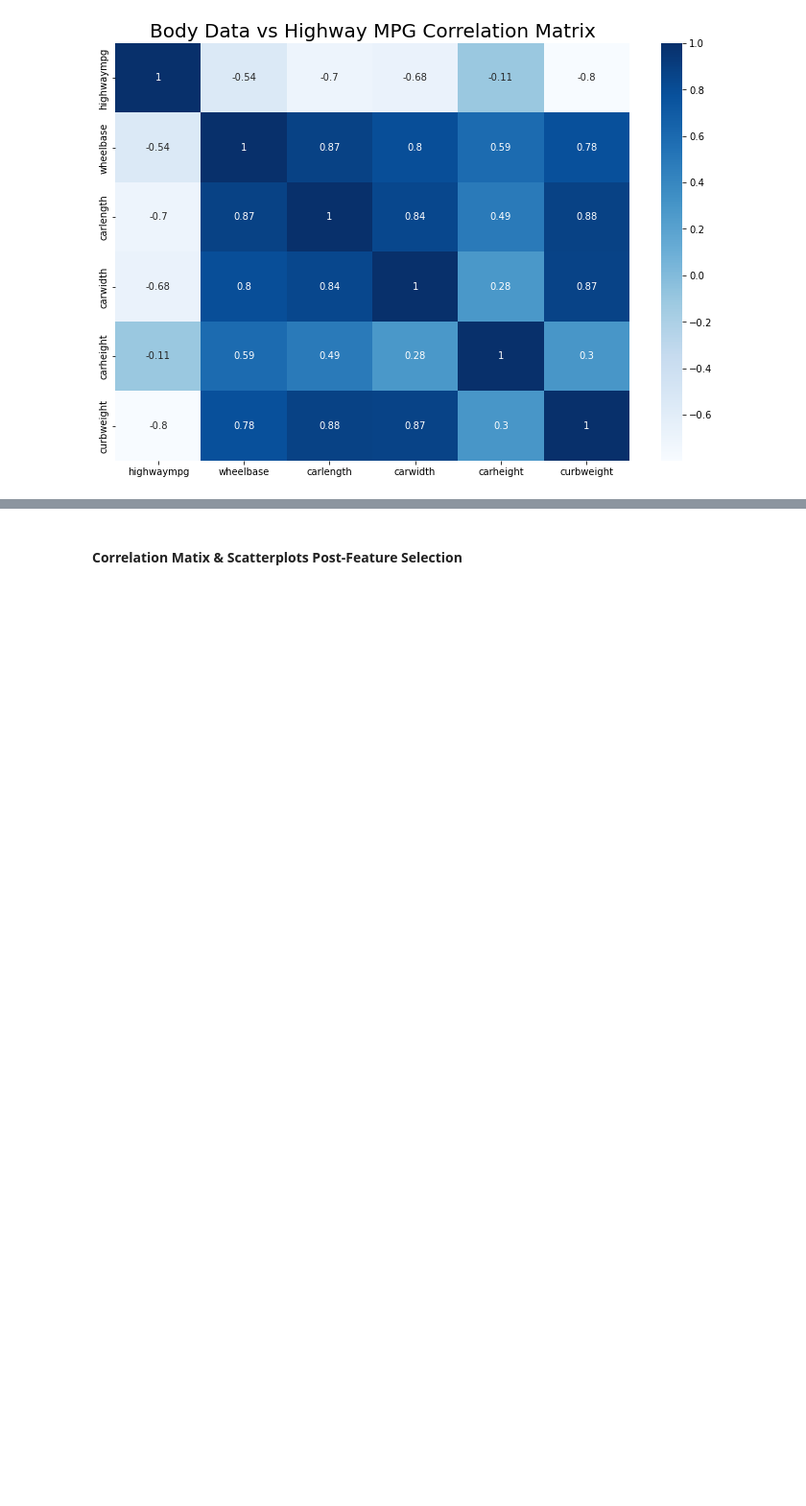
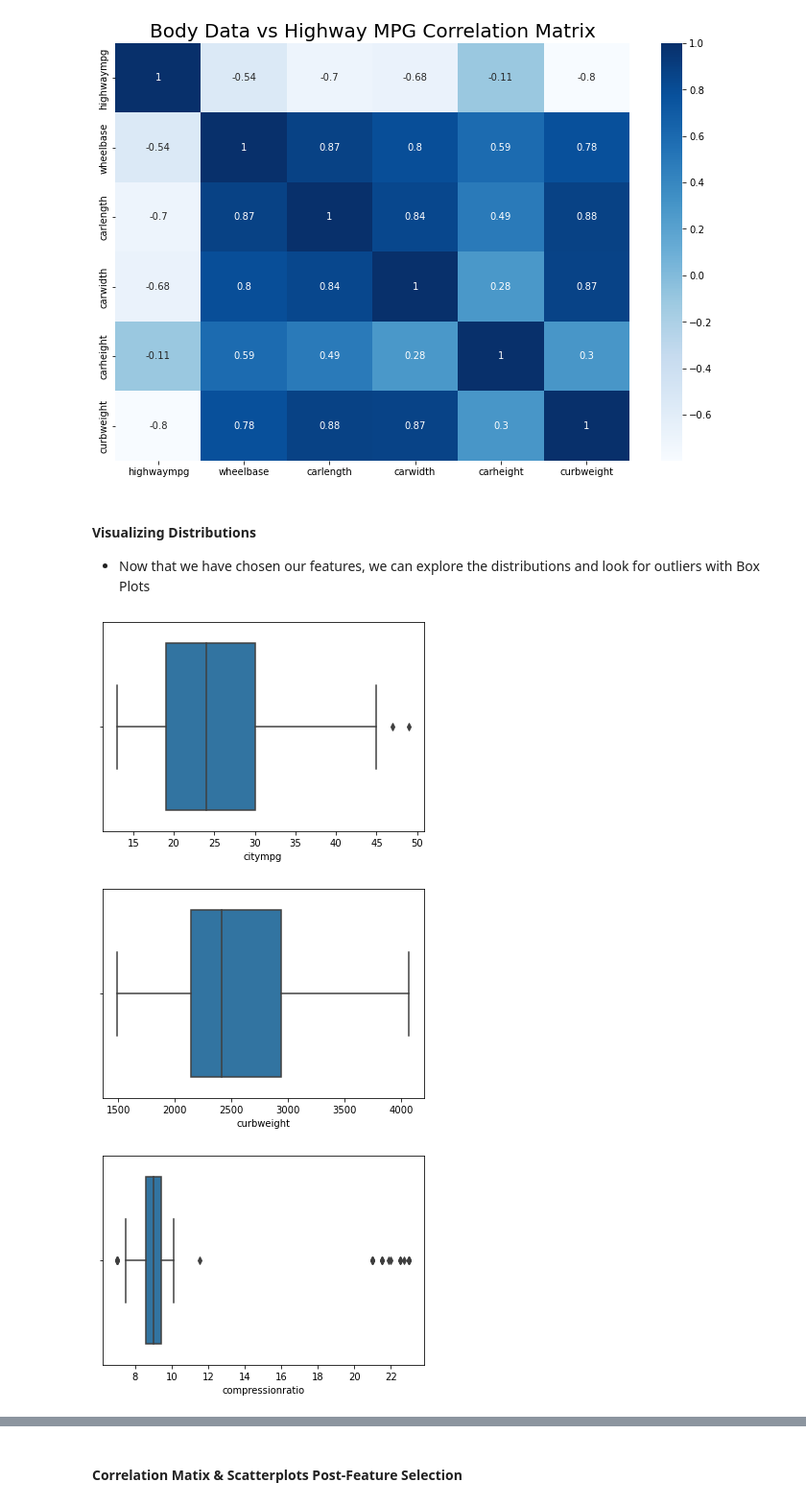
Before and after one commit to ShaneJett-DS/car_price_prediction, a Jupyter notebook: car_prediction.ipynb, the cells around one changed output, grey strips where cells are left out. Shown: that part at 96% size. Saved outputs shown, nothing was run; the diff lists cells and outputs as text; code cells hidden in the pictures; blank space fills up the shorter version.

```diff
--- a/car_prediction.ipynb
+++ b/car_prediction.ipynb
@@ -212,3 +212,21 @@ sns.heatmap(body_hwy_corr, cmap="Blues", annot=True)
 plt.show()
 # %% [output]
 [figure]
+# %% [markdown]
+#### Visualizing Distributions
+* Now that we have chosen our features, we can explore the distributions and look for outliers with Box Plots
+# %%
+model_data = data[["citympg", "curbweight", "compressionratio"]]
+
+sns.boxplot(data=model_data, x="citympg")
+plt.show()
+
+sns.boxplot(data=model_data, x="curbweight")
+plt.show()
+
+sns.boxplot(data=model_data, x="compressionratio")
+plt.show()
+# %% [output]
+[figure, added]
+[figure, added]
+[figure, added]
```
Also changed, not shown: parts of 6 cells of this notebook.
